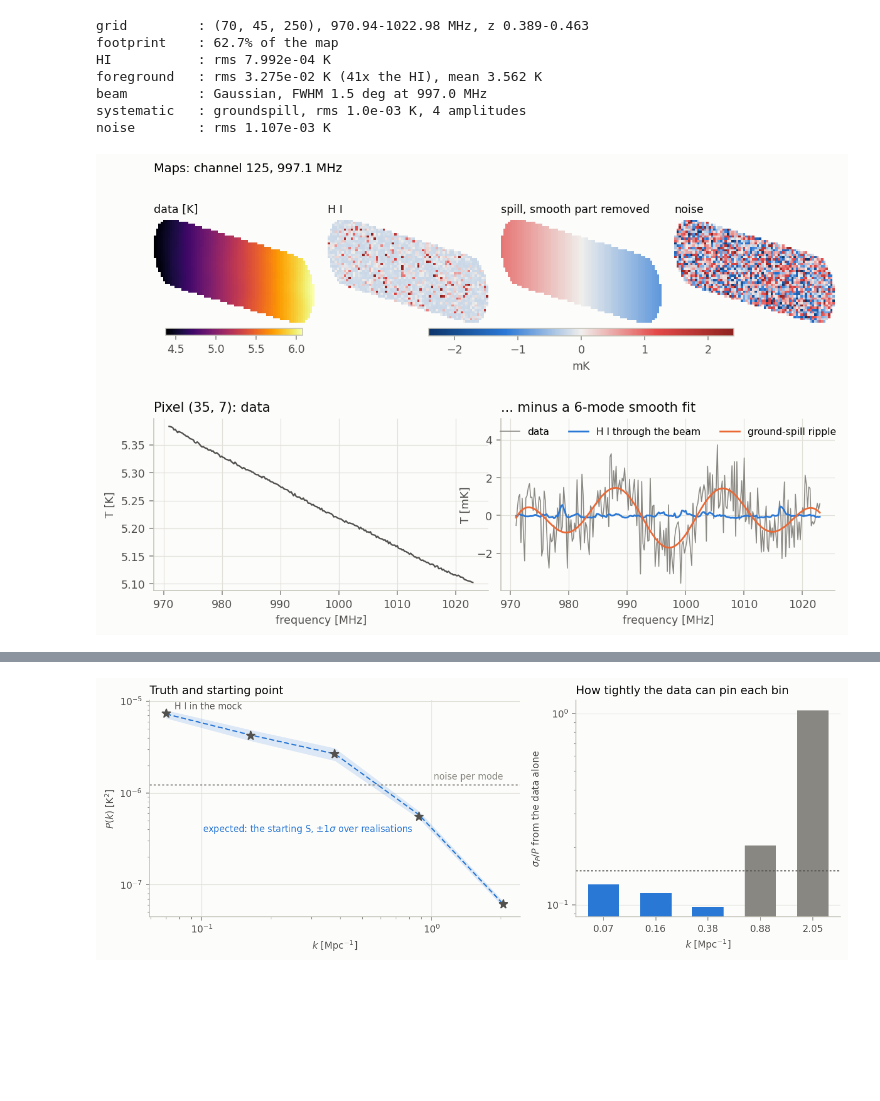
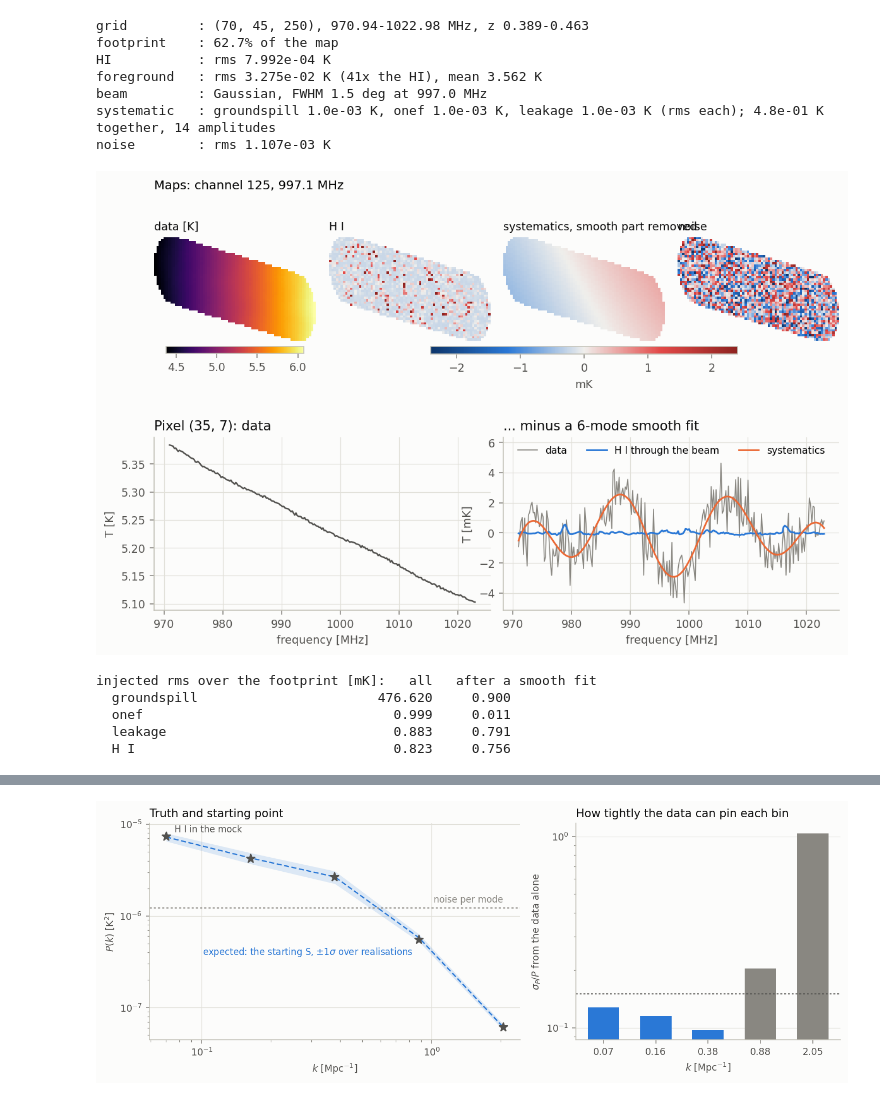
Before and after one commit to GeoffMurphy/IM_Gibbs, a Jupyter notebook: notebooks/1_end_to_end.ipynb, the cells around one changed output, grey strips where cells are left out. Drawn from its saved outputs; the diff is of its cells as text; code cells hidden in the pictures; blank space fills up the shorter version.

```diff
--- a/notebooks/1_end_to_end.ipynb
+++ b/notebooks/1_end_to_end.ipynb
@@ -51,12 +56,13 @@ from imgibbs.mock import noise_rms
 MOCK_SEED  = 0                # master seed for HI, foreground, systematic, noise
 SHAPE      = (70, 45, 250)    # RA x Dec pixels (0.3 deg) x channels (0.209 MHz)
 BEAM_FWHM  = 1.5              # deg at the band centre; None for no beam
-SYSTEMATIC = 'groundspill'    # 'groundspill', 'onef', 'leakage' or None
+SYSTEMATIC = 'all'            # 'all', 'groundspill', 'onef', 'leakage', a list, or None
 
 # ---- The model: what the sampler is told ----------------------------------
 N_MODES    = 6                # Legendre foreground modes
 MODEL_BEAM = True             # model the beam the mock was made with
-MODEL_SYS  = True             # sample a systematic block
+MODEL_SYS  = True             # sample a block for each injected systematic
+G_PRIOR    = 1e-2             # prior std per template amplitude, K (templates have unit rms)
 
 # ---- The chain ------------------------------------------------------------
 N_SAMPLES  = 300
@@ -142,7 +152,7 @@ footprint    : 62.7% of the map
 HI           : rms 7.992e-04 K
 foreground   : rms 3.275e-02 K (41x the HI), mean 3.562 K
 beam         : Gaussian, FWHM 1.5 deg at 997.0 MHz
-systematic   : groundspill, rms 1.0e-03 K, 4 amplitudes
+systematic   : groundspill 1.0e-03 K, onef 1.0e-03 K, leakage 1.0e-03 K (rms each); 4.8e-01 K together, 14 amplitudes
 noise        : rms 1.107e-03 K
 # %%
 chan = SHAPE[2] // 2
@@ -167,40 +177,70 @@ fig.colorbar(im, ax=im.axes, orientation='horizontal', pad=0.04, shrink=0.85)
 lim = 3 * mock.hi.std() * mK
 ripple = smooth_removed(mock.systematic) if SYSTEMATIC else mock.systematic
 for i, (field, name) in enumerate([(mock.hi, 'H I'),
-                                   (ripple, 'spill, smooth part removed'),
+                                   (ripple, 'systematics, smooth part removed'),
                                    (mock.noise, 'noise')]):
     im = show_map(fig.add_subplot(gs[0, i + 1]), field[:, :, chan] * mK,
                   name, lim=lim)
 cb = fig.colorbar(im, ax=fig.axes[-3:], orientation='horizontal', pad=0.04,
                   shrink=0.6, aspect=40)
 cb.set_label('mK')
 
 # One line of sight: the foreground dwarfs everything, until its smooth
 # part is fitted out.
 spec = cube[px]
 resid = spec - ev.T @ (ev @ spec)
 sky_resid = (mock.sky[px] - ev.T @ (ev @ mock.sky[px]))
 sys_resid = mock.systematic[px] - ev.T @ (ev @ mock.systematic[px])
 
 ax = fig.add_subplot(gs[1, :2])
 ax.plot(nu, spec, color=INK2, lw=1.2)
 ax.set_xlabel('frequency [MHz]'); ax.set_ylabel('T [K]')
 ax.set_title(f'Pixel {px}: data', loc='left')
 bare(ax)
 
 ax = fig.add_subplot(gs[1, 2:])
 ax.plot(nu, resid * mK, color=MUTED, lw=0.8, label='data')
 ax.plot(nu, sky_resid * mK, color=BLUE, lw=1.4, label='H I through the beam')
-ax.plot(nu, sys_resid * mK, color=ORANGE, lw=1.4, label='ground-spill ripple')
+ax.plot(nu, sys_resid * mK, color=ORANGE, lw=1.4, label='systematics')
 ax.set_xlabel('frequency [MHz]'); ax.set_ylabel('T [mK]')
 ax.set_title(f'... minus a {N_MODES}-mode smooth fit', loc='left')
 ax.legend(loc='upper center', ncols=3, bbox_to_anchor=(0.5, 1.0), fontsize=8)
 ax.set_ylim(np.array(ax.get_ylim()) * [1, 1.25])
 bare(ax)
 fig.suptitle(f'Maps: channel {chan}, {nu[chan]:.1f} MHz', x=0.125, ha='left',
              fontsize=10, y=0.98)
 plt.show()
+
+
+def injected_parts():
+    # Each injected systematic on its own: the basis the mock drew it from,
+    # applied to its true amplitudes, plus (for ground spill) the smooth
+    # spill, which lies outside that basis.
+    if mock.sys_basis is None:
+        return {}
+    b, g = mock.sys_basis, mock.g_true
+    if not isinstance(b, CompositeBasis):
+        return {SYSTEMATIC: mock.systematic}
+    out = {n: p.cube(gp) for (n, gp), p in zip(b.split(g).items(), b.parts)}
+    out['groundspill'] = mock.systematic - sum(out[n] for n in out
+                                               if n != 'groundspill')
+    return out
+
+
+sys_parts = injected_parts()
+if sys_parts:
+    print('injected rms over the footprint [mK]:   all   after a smooth fit')
+    for name, c in sys_parts.items():
+        print(f'  {name:<12}                      {c[obs].std() * mK:7.3f}   '
+              f'{smooth_removed(c)[obs].std() * mK:7.3f}')
+    print(f'  {"H I":<12}                      {mock.hi[obs].std() * mK:7.3f}   '
+          f'{smooth_removed(mock.hi)[obs].std() * mK:7.3f}')
 # %% [output]
-[figure, old version]
+[figure, new version]
+injected rms over the footprint [mK]:   all   after a smooth fit
+  groundspill                       476.620     0.900
+  onef                                0.999     0.011
+  leakage                             0.883     0.791
+  H I                                 0.823     0.756
 # %% [markdown]
 The data are a few kelvin of foreground; the H I is a millikelvin. Fitting a
```
Also changed, not shown: parts of 21 cells of this notebook, 7 other files.
